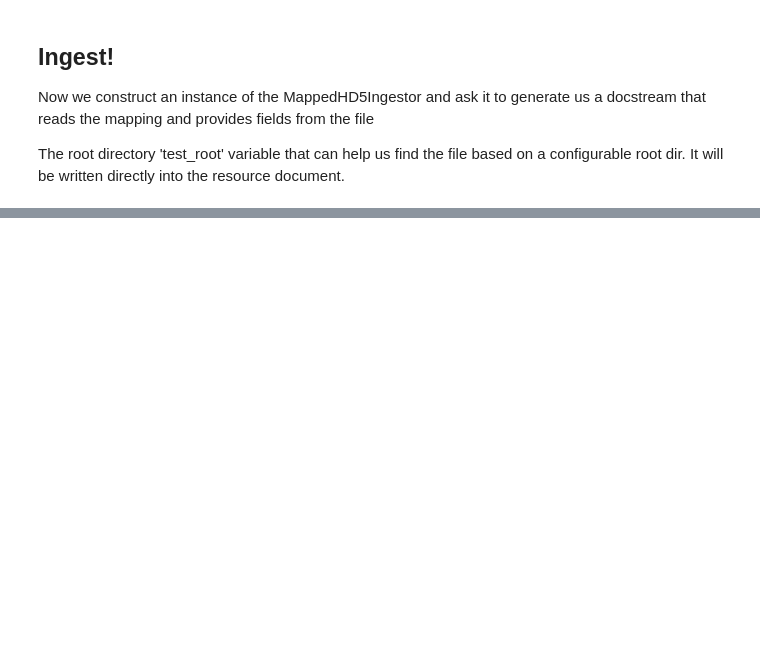
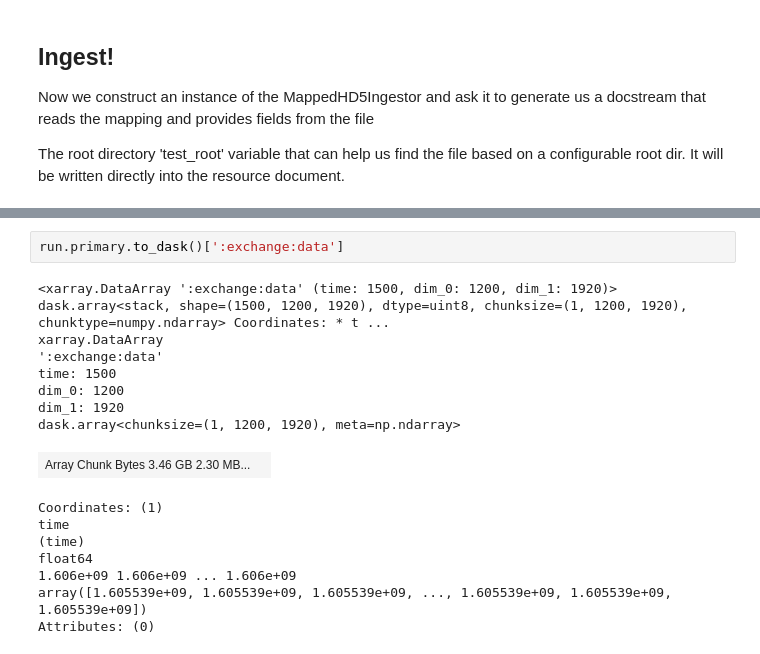
Before and after one commit to als-computing/splash-ingest, a Jupyter notebook: splash_ingest/examples/mapping_ingestor.ipynb, the cells around one changed output, grey strips where cells are left out. Saved outputs shown, nothing was run; the diff lists cells and outputs as text; blank space fills up the shorter version.

```diff
--- a/splash_ingest/examples/mapping_ingestor.ipynb
+++ b/splash_ingest/examples/mapping_ingestor.ipynb
@@ -157,3 +163,21 @@ Document:  start
+# %%
+run.primary.to_dask()[':exchange:data']
+# %% [output]
+<xarray.DataArray ':exchange:data' (time: 1500, dim_0: 1200, dim_1: 1920)> dask.array<stack, shape=(1500, 1200, 1920), dtype=uint8, chunksize=(1, 1200, 1920), chunktype=numpy.ndarray> Coordinates: * t ...
+xarray.DataArray
+':exchange:data'
+time: 1500
+dim_0: 1200
+dim_1: 1920
+dask.array<chunksize=(1, 1200, 1920), meta=np.ndarray>
+| Array Chunk Bytes 3.46 GB 2.30 MB... |  |
+Coordinates: (1)
+time
+(time)
+float64
+1.606e+09 1.606e+09 ... 1.606e+09
+array([1.605539e+09, 1.605539e+09, 1.605539e+09, ..., 1.605539e+09, 1.605539e+09, 1.605539e+09])
+Attributes: (0)
 # %%
 
 from databroker.projector import project_xarray
```
Also changed, not shown: parts of 3 cells of this notebook, 10 other files.
